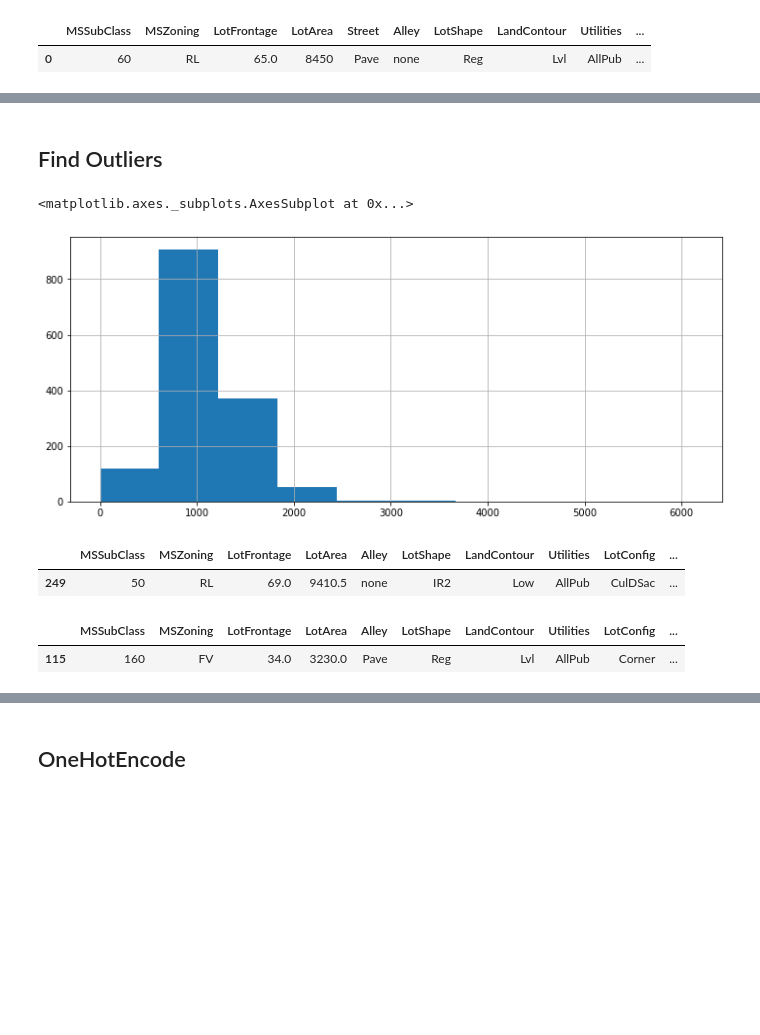
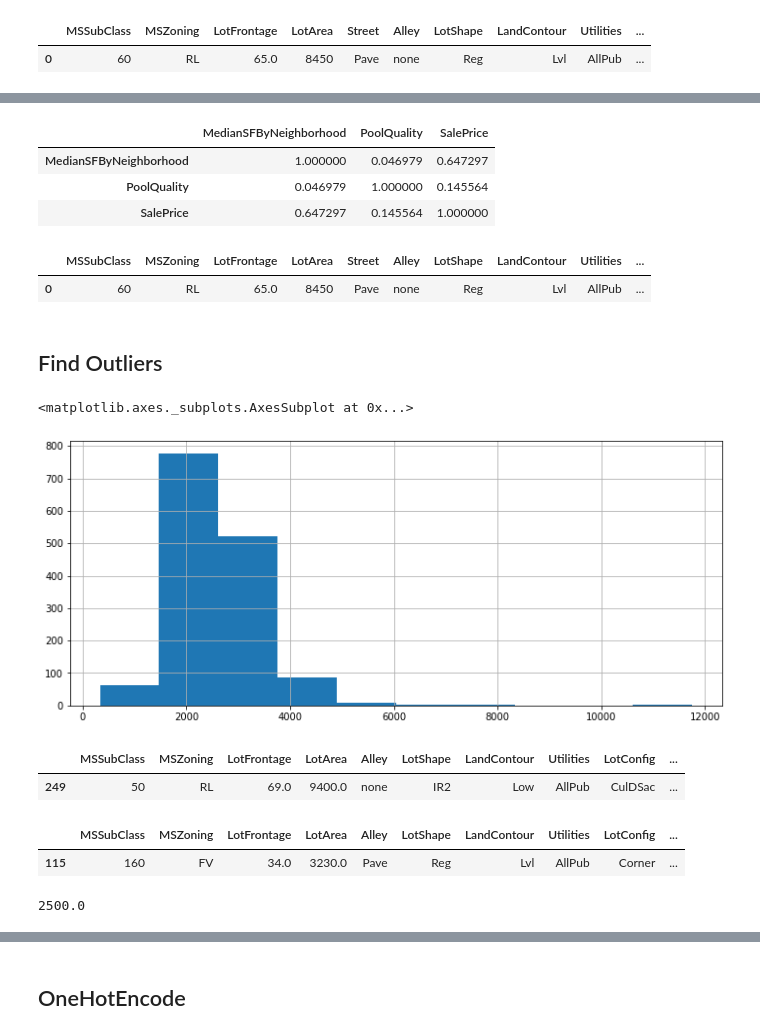
Before and after one commit to ChrisJtron/Ames_Iowa_Predictions, a Jupyter notebook: Kaggle_Housing_Prices/Random_Forest2-Copy3.ipynb, the cells around one changed output, grey strips where cells are left out. Drawn from its saved outputs; the diff is of its cells as text; code cells hidden in the pictures; blank space fills up the shorter version.

```diff
--- a/Kaggle_Housing_Prices/Random_Forest2-Copy3.ipynb
+++ b/Kaggle_Housing_Prices/Random_Forest2-Copy3.ipynb
@@ -569,0 +588,39 @@ clean_df['ZoningMedian']=zmed
+# %%
+## Paved Drive based on Median sale price
+paved=[]
+for each in clean_df['PavedDrive']:
+    if each == 'N':
+        p=1.11
+    elif each == 'P':
+        p=1.32
+    elif each == 'Y':
+        p=1.69
+    paved.append(p)
+
+clean_df['Driveway']=paved
+# %%
+## PoolQC based on average sale Price
+pq=[]
+for each in clean_df['PoolQC']:
+    if each == 'none':
+        p=1.8
+    elif each == 'Gd':
+        p=2
+    elif each == 'Fa':
+        p=2.2
+    elif each == 'Ex':
+        p=4.9
+    pq.append(p)
+
+clean_df['PoolQuality']=pq
+# %%
+## Add a column TotalSquareFeet
+clean_df['TotalSF']= clean_df['1stFlrSF']+clean_df['2ndFlrSF']
+## total sq ft plus basement
+clean_df['TotSFInclBsmt']= clean_df['TotalSF']+clean_df['TotalBsmtSF']
+## Total Full Bath
+clean_df['TotFullBath']=clean_df['BsmtFullBath']+clean_df['FullBath']
+## Total Half Bath
+clean_df['TotHalfBath']=clean_df['BsmtHalfBath']+clean_df['HalfBath']
+## Total Baths with half baths represented as 0.1
+clean_df['TotalBaths']=clean_df['TotFullBath']+(clean_df['TotHalfBath']*0.1)
@@ -587,0 +735,10 @@ clean_df.loc[clean_df['TotalBsmtSF']>2500]
+# %%
+corr_matrix=clean_df.corr()
+corrDF=clean_df
+#corrDF=clean_df.loc[clean_df['TotalBsmtSF']<2500]
+corrDF[[ 'MedianSFByNeighborhood', 'PoolQuality', 'SalePrice']].corr()
+# %% [output]
+|  | MedianSFByNeighborhood | PoolQuality | SalePrice |
+| MedianSFByNeighborhood | 1.000000 | 0.046979 | 0.647297 |
+| PoolQuality | 0.046979 | 1.000000 | 0.145564 |
+| SalePrice | 0.647297 | 0.145564 | 1.000000 |
@@ -588,10 +749,15 @@ clean_df.loc[clean_df['TotalBsmtSF']>2500]
+# %%
+clean_df.head(1)
+# %% [output]
+|  | MSSubClass | MSZoning | LotFrontage | LotArea | Street | Alley | LotShape | LandContour | Utilities | ... |
+| 0 | 60 | RL | 65.0 | 8450 | Pave | none | Reg | Lvl | AllPub | ... |
 # %% [markdown]
 ## Find Outliers
 # %%
-clean_df['TotalBsmtSF'].hist(figsize=(12,5))
+clean_df['TotSFInclBsmt'].hist(figsize=(12,5))
 # %% [output]
 <matplotlib.axes._subplots.AxesSubplot at 0x...>
-[figure, old version]
+[figure, new version]
 # %%
 newdf=clean_df.copy()
 # %%
@@ -603,18 +771,14 @@ newdf=newdf.loc[newdf['SalePrice']<470000]
 # %%
 ## LotArea
 
-temp=newdf.loc[newdf['LotArea']>75000]
-temp[['LotArea', 'SalePrice']]
-249,313,335,706
-
-median=newdf.loc[newdf['LotArea']<75000, 'LotArea'].median()
-newdf.loc[newdf['LotArea']>75000, 'LotArea']=np.nan
+median=newdf.loc[newdf['LotArea']<50000, 'LotArea'].median()
+newdf.loc[newdf['LotArea']>50000, 'LotArea']=np.nan
 newdf.fillna(median, inplace=True)
 
 newdf.loc[[249]]
 # %% [output]
 |  | MSSubClass | MSZoning | LotFrontage | LotArea | Alley | LotShape | LandContour | Utilities | LotConfig | ... |
-| 249 | 50 | RL | 69.0 | 9410.5 | none | IR2 | Low | AllPub | CulDSac | ... |
+| 249 | 50 | RL | 69.0 | 9400.0 | none | IR2 | Low | AllPub | CulDSac | ... |
 # %%
 ## MasVnrArea  set max to 800
 
@@ -629,3 +793,10 @@ newdf.loc[[115]]
 # %% [output]
 |  | MSSubClass | MSZoning | LotFrontage | LotArea | Alley | LotShape | LandContour | Utilities | LotConfig | ... |
 | 115 | 160 | FV | 34.0 | 3230.0 | Pave | Reg | Lvl | AllPub | Corner | ... |
+# %%
+## TotalBsmtSF set max to 2500
+newdf.loc[newdf['TotalBsmtSF']>2500, 'TotalBsmtSF']=np.nan
+newdf.fillna(2500, inplace=True)
+newdf['TotalBsmtSF'].max()
+# %% [output]
+2500.0
```
Also changed, not shown: parts of 50 cells of this notebook.
